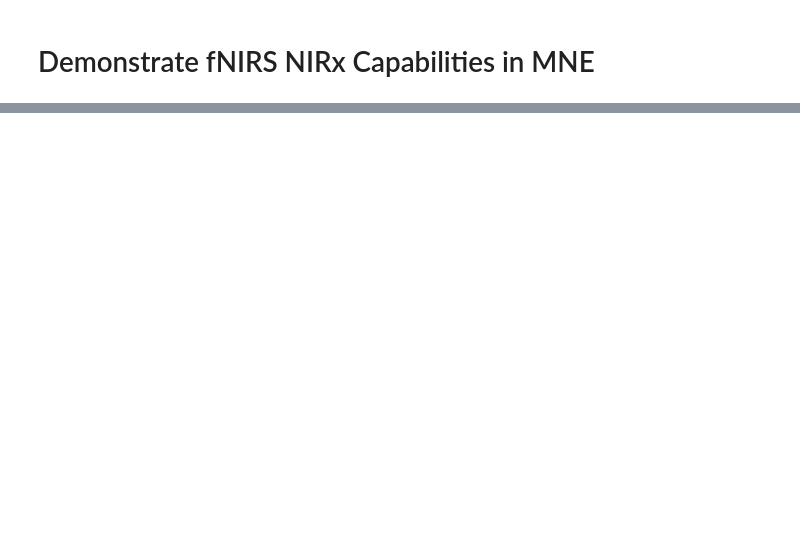
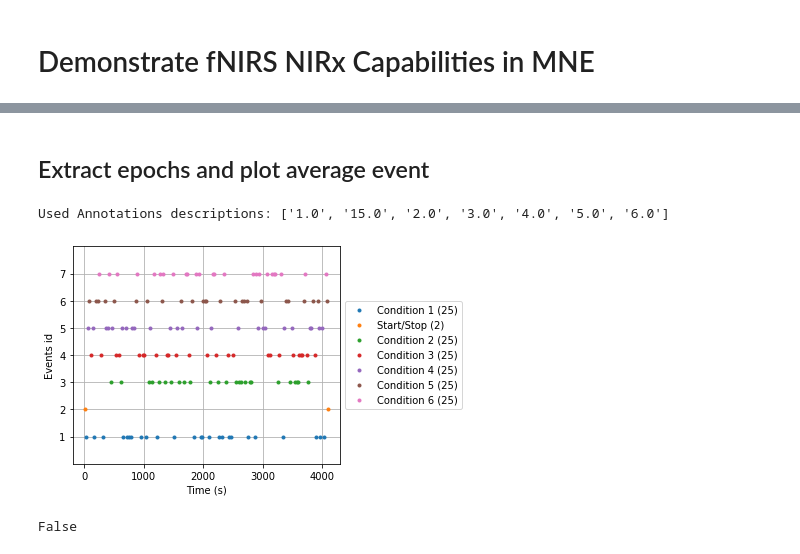
Before and after one commit to rob-luke/mne-fnirs-demo, a Jupyter notebook: NIRx Reader.ipynb, the cells around one changed output, grey strips where cells are left out. Saved outputs shown, nothing was run; the diff lists cells and outputs as text; code cells hidden in the pictures; blank space fills up the shorter version.

```diff
--- a/NIRx Reader.ipynb
+++ b/NIRx Reader.ipynb
@@ -26,0 +25,15 @@ raw.plot_sensors(ch_type='eeg');
+# %% [markdown]
+## Extract epochs and plot average event
+# %%
+events, _ = mne.events_from_annotations(raw)
+event_dict = {'Start/Stop': 2, 'Condition 1': 1, 'Condition 2': 3,  'Condition 3': 4, 'Condition 4': 5, 'Condition 5': 6, 'Condition 6': 7}
+fig = mne.viz.plot_events(events, event_id=event_dict, sfreq=raw.info['sfreq'])
+fig.subplots_adjust(right=0.7)  # make room for the legend
+# %% [output]
+Used Annotations descriptions: ['1.0', '15.0', '2.0', '3.0', '4.0', '5.0', '6.0']
+[figure, added]
+# %%
+# Confirm we have no short channels
+any(raw._short_channels())
+# %% [output]
+False
```
Also changed, not shown: parts of 12 cells of this notebook.
